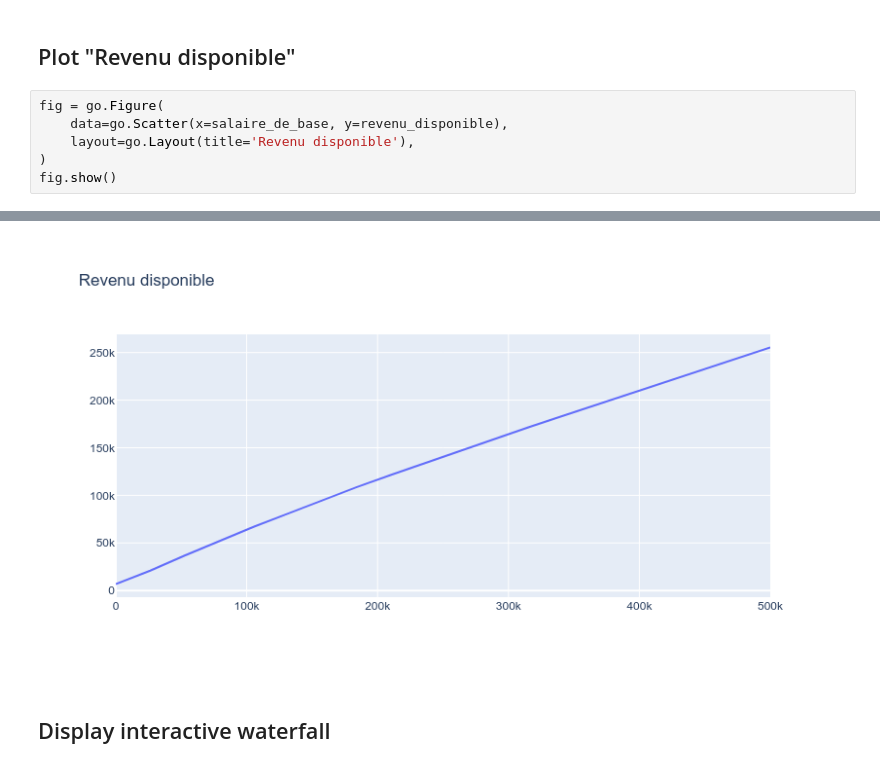
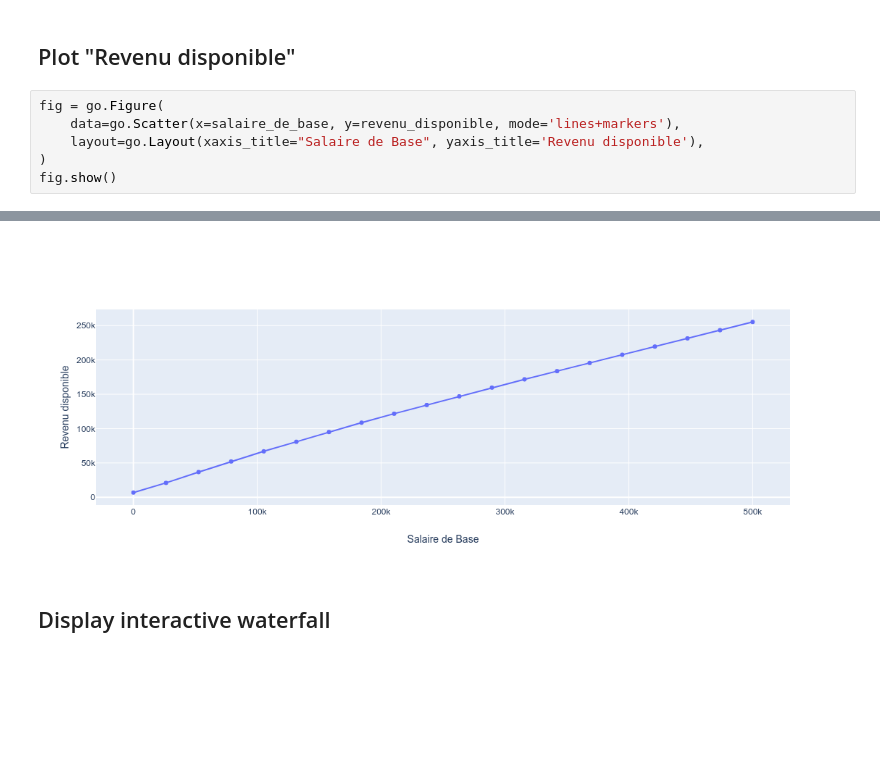
Before and after one commit to cbenz/openfisca-interactive, a Jupyter notebook: index.ipynb, the cells around one changed output, grey strips where cells are left out. Saved outputs shown, nothing was run; the diff lists cells and outputs as text; blank space fills up the shorter version.

```diff
--- a/index.ipynb
+++ b/index.ipynb
@@ -107,8 +110,8 @@ interactive(children=(FloatSlider(value=0.0, description='salaire_de_base', max=
 ## Plot "Revenu disponible"
 # %%
 fig = go.Figure(
-    data=go.Scatter(x=salaire_de_base, y=revenu_disponible),
-    layout=go.Layout(title='Revenu disponible'),
+    data=go.Scatter(x=salaire_de_base, y=revenu_disponible, mode='lines+markers'),
+    layout=go.Layout(xaxis_title="Salaire de Base", yaxis_title='Revenu disponible'),
 )
 fig.show()
 # %% [output]
@@ -116,4 +118,4 @@ fig.show()
-[figure, old version]
+[figure, new version]
 # %% [markdown]
 ## Display interactive waterfall
 # %%
```
Also changed, not shown: parts of 10 cells of this notebook, 2 other files.
